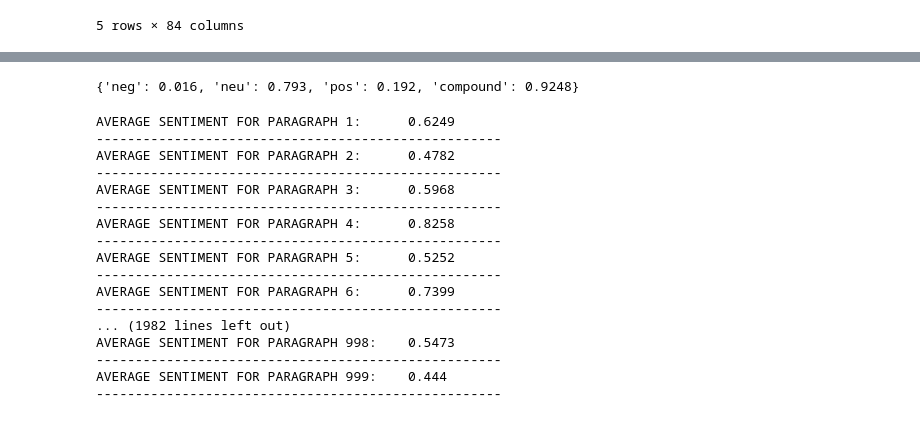
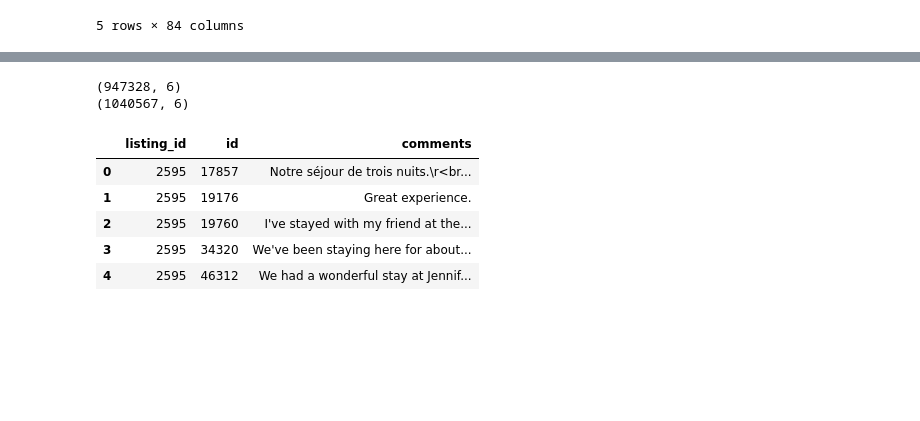
Before and after one commit to afifshomali/NYC-Airbnb-Analysis-447, a Jupyter notebook: FeatureEngineeringAirbnb.ipynb, the cells around one changed output, grey strips where cells are left out. Cells and saved outputs as stored; diff of their text form; code cells hidden in the pictures; blank space fills up the shorter version.

Commit message:
Finish Airbnb Feature Engineerinig

```diff
--- a/FeatureEngineeringAirbnb.ipynb
+++ b/FeatureEngineeringAirbnb.ipynb
@@ -202,34 +195,36 @@ rev
-# %%
-analyzer = SIA()
-
-analyzer.polarity_scores(rev["comments"][2].replace("\r<br/>", " "))
-# %% [output]
-{'neg': 0.016, 'neu': 0.793, 'pos': 0.192, 'compound': 0.9248}
-# %%
-for i in range(1, 1000):
-    sentence_list = nltk.tokenize.sent_tokenize(rev["comments"][i].replace("\r<br/>", " "))
-    paragraphSentiments = 0.0
-    for sentence in sentence_list:
-        vs = analyzer.polarity_scores(sentence)
-        paragraphSentiments += vs["compound"]
-
-    print(f"AVERAGE SENTIMENT FOR PARAGRAPH {i}: \t" + str(round(paragraphSentiments / len(sentence_list), 4)))
-    print("----------------------------------------------------")
-# %% [output]
-AVERAGE SENTIMENT FOR PARAGRAPH 1:      0.6249
-----------------------------------------------------
-AVERAGE SENTIMENT FOR PARAGRAPH 2:      0.4782
-----------------------------------------------------
-AVERAGE SENTIMENT FOR PARAGRAPH 3:      0.5968
-----------------------------------------------------
-AVERAGE SENTIMENT FOR PARAGRAPH 4:      0.8258
-----------------------------------------------------
-AVERAGE SENTIMENT FOR PARAGRAPH 5:      0.5252
-----------------------------------------------------
-AVERAGE SENTIMENT FOR PARAGRAPH 6:      0.7399
-----------------------------------------------------
-... (1982 lines left out)
-AVERAGE SENTIMENT FOR PARAGRAPH 998:    0.5473
-----------------------------------------------------
-AVERAGE SENTIMENT FOR PARAGRAPH 999:    0.444
-----------------------------------------------------
+# %%
+# Combine Datasets
+# Merging Step, don't run this part if only using subset
+reviews = pd.read_csv("Datasets/AirbnbReviews/SepReviews.csv")
+
+print(reviews.shape)
+
+months = ["Aug", "July", "June", "May"]
+
+for month in months:
+    df_2 = pd.read_csv(f"Datasets/AirbnbReviews/{month}Reviews.csv")
+
+    reviews = pd.concat([
+        reviews,
+        df_2[df_2["id"].isin(reviews["id"]) == False]
+    ]
+    ).reset_index(drop=True)
+
+print(reviews.shape)
+
+# Fill N/A or blank comments with empty string
+reviews["comments"] = reviews["comments"].fillna(" ")
+
+# Only keep columns relevant to reviews, which is listing_id, id & comments
+reviews = reviews[["listing_id", "id", "comments"]]
+
+reviews.head()
+# %% [output]
+(947328, 6)
+(1040567, 6)
+|  | listing_id | id | comments |
+| 0 | 2595 | 17857 | Notre séjour de trois nuits.\r<br... |
+| 1 | 2595 | 19176 | Great experience. |
+| 2 | 2595 | 19760 | I've stayed with my friend at the... |
+| 3 | 2595 | 34320 | We've been staying here for about... |
+| 4 | 2595 | 46312 | We had a wonderful stay at Jennif... |
```
Also changed, not shown: parts of 27 cells of this notebook, 3 other files.
